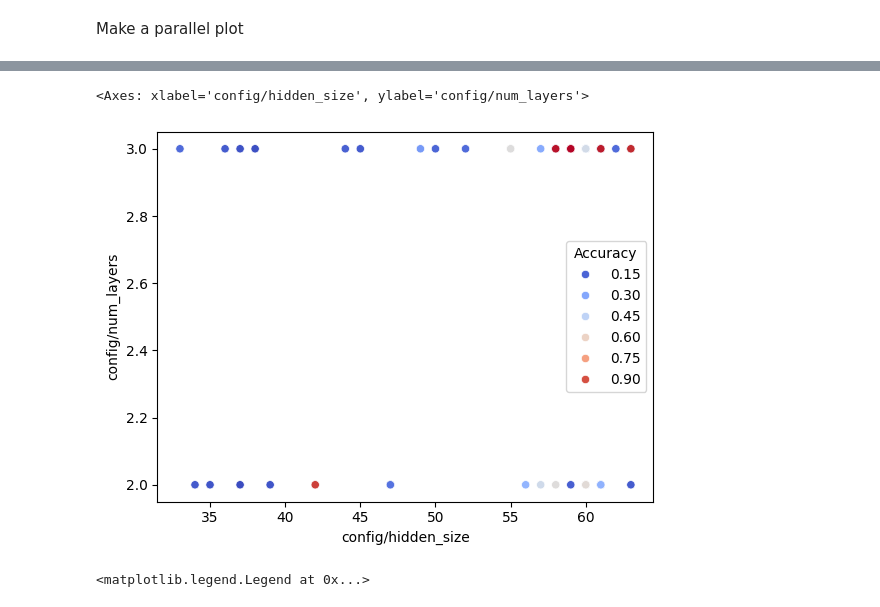
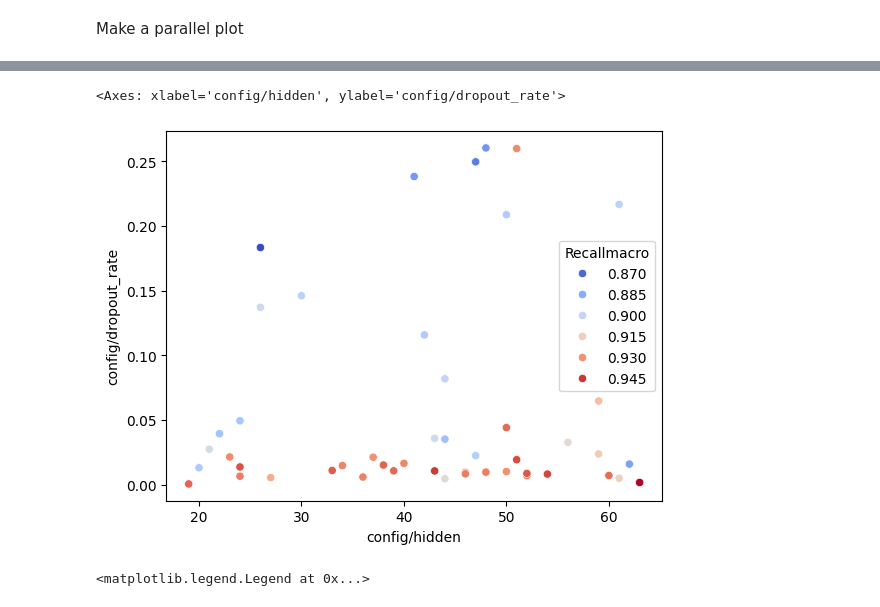
Before and after one commit to FalcovdH/MADS-exam-24-FalcovdHoogen, a Jupyter notebook: notebooks/04_ray.ipynb, the cells around one changed output, grey strips where cells are left out. Saved outputs shown, nothing was run; the diff lists cells and outputs as text; code cells hidden in the pictures.

```diff
--- a/notebooks/04_ray.ipynb
+++ b/notebooks/04_ray.ipynb
@@ -52,5 +52,5 @@ Let's focus on the parameters we wanted to tune.
 import plotly.express as px
 
 plot = analysis.results_df
-select = ["Recallmacro", "iterations", "config/hidden_size", "config/dropout", "config/num_layers"]
+select = ["Recallmacro", "iterations", "config/hidden", "config/dropout_rate"]
 p = plot[select].reset_index().dropna()
@@ -59,7 +57,7 @@ ModuleNotFoundError: No module named 'plotly'
 # %% [markdown]
 Let's sort by accuracy
 # %%
-p.sort_values("Accuracy", inplace=True)
+p.sort_values("Recallmacro", inplace=True)
 # %% [markdown]
 Make a parallel plot
 # %%
@@ -67,10 +68,10 @@ px.parallel_coordinates(p, color="Accuracy")
 # %%
 import seaborn as sns
 
-sns.scatterplot(data=p, x="config/hidden_size", y="config/num_layers", hue="Accuracy", palette="coolwarm")
+sns.scatterplot(data=p, x="config/hidden", y="config/dropout_rate", hue="Recallmacro", palette="coolwarm")
 # %% [output]
-<Axes: xlabel='config/hidden_size', ylabel='config/num_layers'>
+<Axes: xlabel='config/hidden', ylabel='config/dropout_rate'>
-[figure, old version]
+[figure, new version]
 # %%
 import matplotlib.pyplot as plt
 cmap = sns.cubehelix_palette(as_cmap=True)
```
Also changed, not shown: parts of 3 cells of this notebook, 2 other files.
